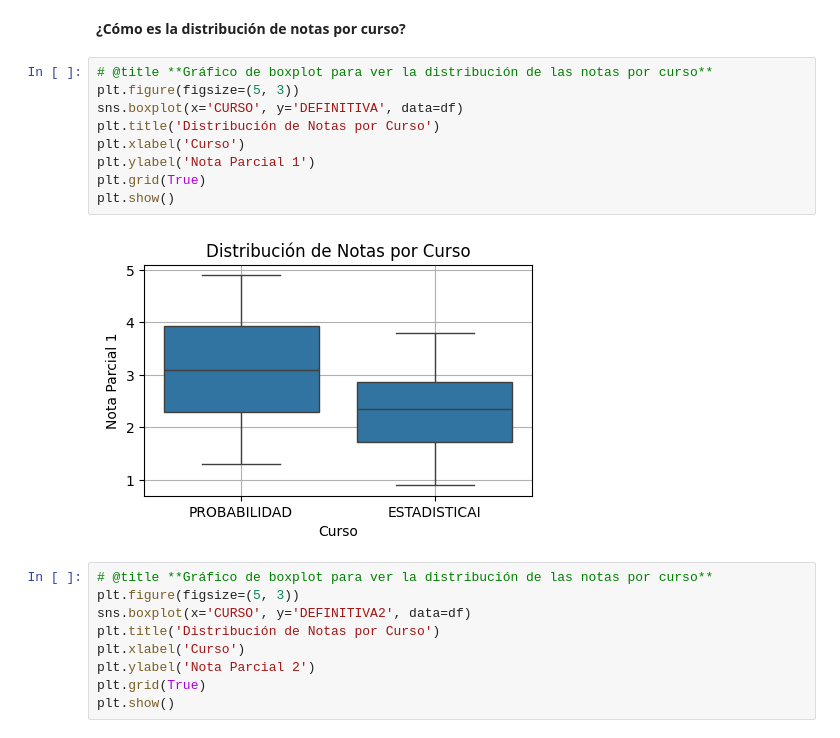
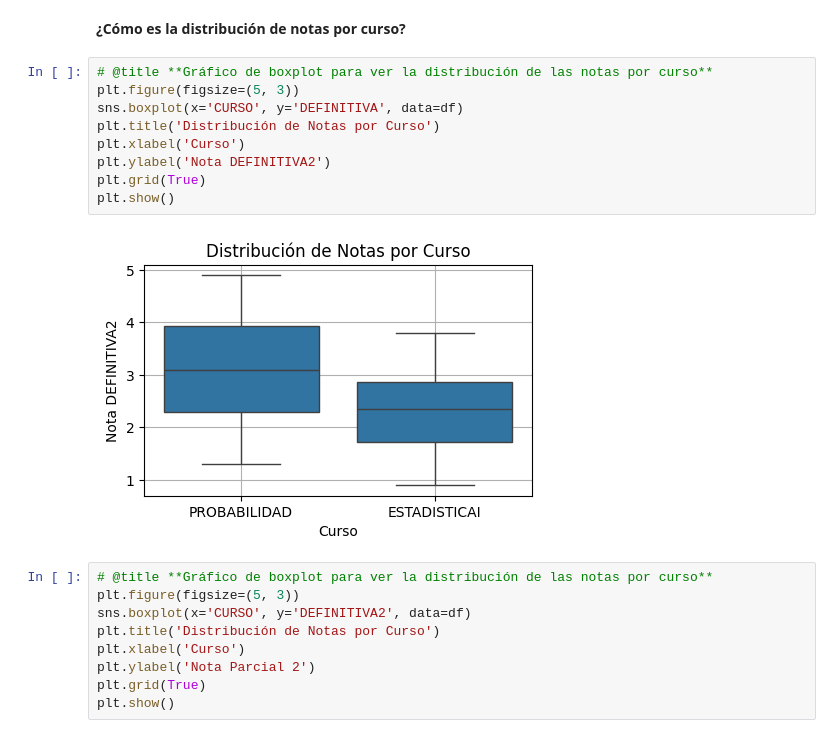
Before and after one commit to lrivero54/Estadistista-Computarizada, a Jupyter notebook: Copia_de_04_Semana_4_S1_Estadistica_Computarizada_Lisseth.ipynb, the cells around one changed output. Drawn from its saved outputs; the diff is of its cells as text.

```diff
--- a/Copia_de_04_Semana_4_S1_Estadistica_Computarizada_Lisseth.ipynb
+++ b/Copia_de_04_Semana_4_S1_Estadistica_Computarizada_Lisseth.ipynb
@@ -836,14 +855,14 @@ Aquí realiza el analisis
 # %%
 # @title **Gráfico de boxplot para ver la distribución de las notas por curso**
 plt.figure(figsize=(5, 3))
 sns.boxplot(x='CURSO', y='DEFINITIVA', data=df)
 plt.title('Distribución de Notas por Curso')
 plt.xlabel('Curso')
-plt.ylabel('Nota Parcial 1')
+plt.ylabel('Nota DEFINITIVA2')
 plt.grid(True)
 plt.show()
 # %% [output]
-[figure, old version]
+[figure, new version]
 # %%
 # @title **Gráfico de boxplot para ver la distribución de las notas por curso**
 plt.figure(figsize=(5, 3))
```
Also changed, not shown: parts of 4 cells of this notebook.
